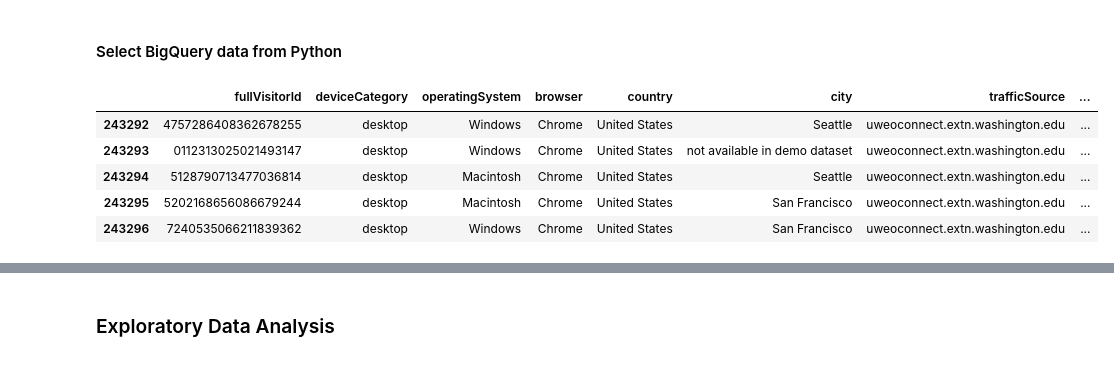
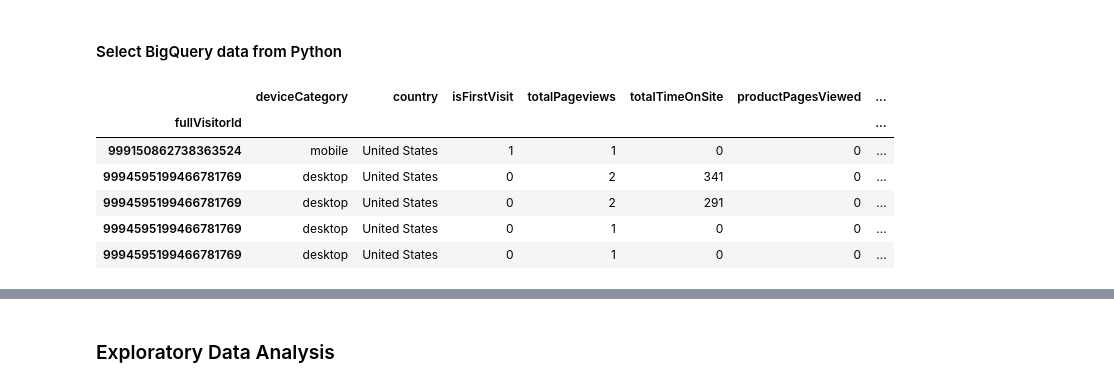
Before and after one commit to guedes-joaofelipe/online-retail-store, a Jupyter notebook: google_analytics_sample_bqml_python.ipynb, the cells around one changed output, grey strips where cells are left out. Saved outputs shown, nothing was run; the diff lists cells and outputs as text; code cells hidden in the pictures.

Commit message:
Submission: First preprocessing attempt

```diff
--- a/google_analytics_sample_bqml_python.ipynb
+++ b/google_analytics_sample_bqml_python.ipynb
@@ -122,25 +149,39 @@ Done.
 # %%
 sql_select = """
-SELECT
-  t.* EXCEPT (totalHits, totalVisits, visitStartTime, date, isMobile, browser, city),
-  CAST(isMobile AS INT64) AS isMobile,
-  EXTRACT(HOUR FROM TIMESTAMP_MILLIS(visitStartTime*1000)) AS hour,
-  EXTRACT(DAY FROM TIMESTAMP_MILLIS(visitStartTime*1000)) AS day,
-  IF (EXTRACT(DAYOFWEEK FROM TIMESTAMP_MILLIS(visitStartTime*1000)) IN (1,7), 1, 0) AS isWeekend
-FROM
-  kaggleworkshops.google_analytics_sample_eu.train t
-WHERE date BETWEEN TIMESTAMP("2016-08-01")
-  AND TIMESTAMP("2016-10-31")
+WITH
+train AS (
+    SELECT
+      t.* EXCEPT (totalHits, totalVisits, date, isMobile, browser, city, trafficSource, trafficMedium, trafficCampaign, operatingSystem),
+      CAST(isMobile AS INT64) AS isMobile,
+      SIN(2 * ACOS(-1) * EXTRACT(HOUR FROM TIMESTAMP_MILLIS(visitStartTime*1000)) / 24) AS hour,
+      SIN(2 * ACOS(-1) * (EXTRACT(DAY FROM TIMESTAMP_MILLIS(visitStartTime*1000))-1) / 30) AS day,
+      SIN(2 * ACOS(-1) * (EXTRACT(MONTH FROM TIMESTAMP_MILLIS(visitStartTime*1000))-1) / 11) AS month,
+      IF (EXTRACT(DAYOFWEEK FROM TIMESTAMP_MILLIS(visitStartTime*1000)) IN (1,7), 1, 0) AS isWeekend,
+      IF (operatingSystem IN ('Macintosh', 'iOS'), 1, 0) AS isApple,
+      LAG(visitStartTime, 1, 0) OVER (PARTITION BY fullVisitorId ORDER BY visitStartTime ASC) AS lastVisitTime,
+      CASE
+        WHEN TIMESTAMP_DIFF(TIMESTAMP_MILLIS(visitStartTime), TIMESTAMP_MILLIS(LAG(visitStartTime, 1, 0) OVER (PARTITION BY fullVisitorId ORDER BY visitStartTime ASC)), HOUR) <= 24 THEN 1
+        ELSE 0
+      END AS hasRecentVisit
+    FROM
+      kaggleworkshops.google_analytics_sample_eu.train t
+    WHERE date BETWEEN TIMESTAMP("2016-01-01")
+      AND TIMESTAMP("2016-12-31")
+)
+SELECT * EXCEPT (visitStartTime, lastVisitTime)
+FROM train
+WHERE MOD(ABS(FARM_FINGERPRINT(CAST(visitStartTime AS STRING))), 100) <= 60
 """
 
-df = bq_query(sql = sql_select)
+df = bq_query(sql = sql_select).set_index('fullVisitorId')
 
 df.tail()
 # %% [output]
-|  | fullVisitorId | deviceCategory | operatingSystem | browser | country | city | trafficSource | ... |
-| 243292 | 4757286408362678255 | desktop | Windows | Chrome | United States | Seattle | uweoconnect.extn.washington.edu | ... |
-| 243293 | 0112313025021493147 | desktop | Windows | Chrome | United States | not available in demo dataset | uweoconnect.extn.washington.edu | ... |
-| 243294 | 5128790713477036814 | desktop | Macintosh | Chrome | United States | Seattle | uweoconnect.extn.washington.edu | ... |
-| 243295 | 5202168656086679244 | desktop | Macintosh | Chrome | United States | San Francisco | uweoconnect.extn.washington.edu | ... |
-| 243296 | 7240535066211839362 | desktop | Windows | Chrome | United States | San Francisco | uweoconnect.extn.washington.edu | ... |
+|  | deviceCategory | country | isFirstVisit | totalPageviews | totalTimeOnSite | productPagesViewed | ... |
+| fullVisitorId |  |  |  |  |  |  | ... |
+| 999150862738363524 | mobile | United States | 1 | 1 | 0 | 0 | ... |
+| 9994595199466781769 | desktop | United States | 0 | 2 | 341 | 0 | ... |
+| 9994595199466781769 | desktop | United States | 0 | 2 | 291 | 0 | ... |
+| 9994595199466781769 | desktop | United States | 0 | 1 | 0 | 0 | ... |
+| 9994595199466781769 | desktop | United States | 0 | 1 | 0 | 0 | ... |
 # %%
```
Also changed, not shown: parts of 31 cells of this notebook, 1 other file.
